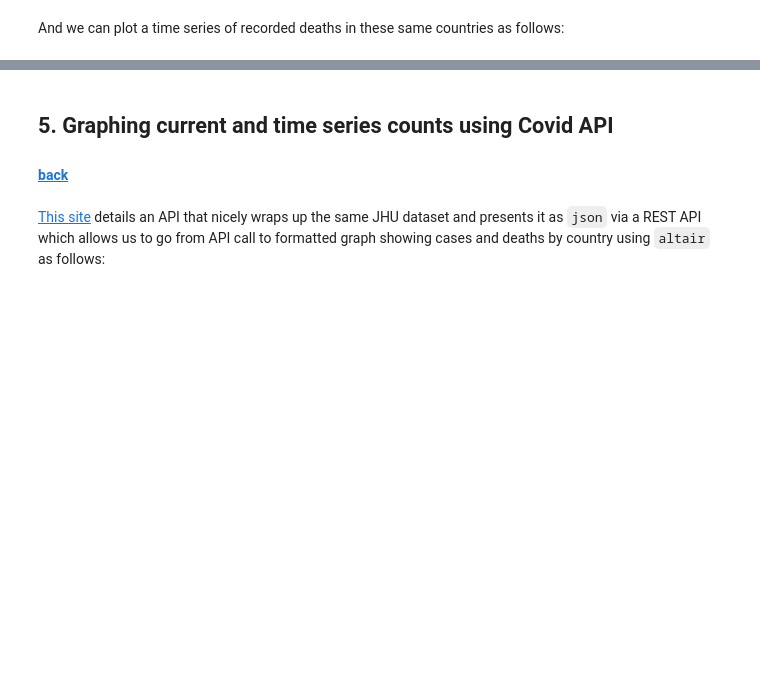
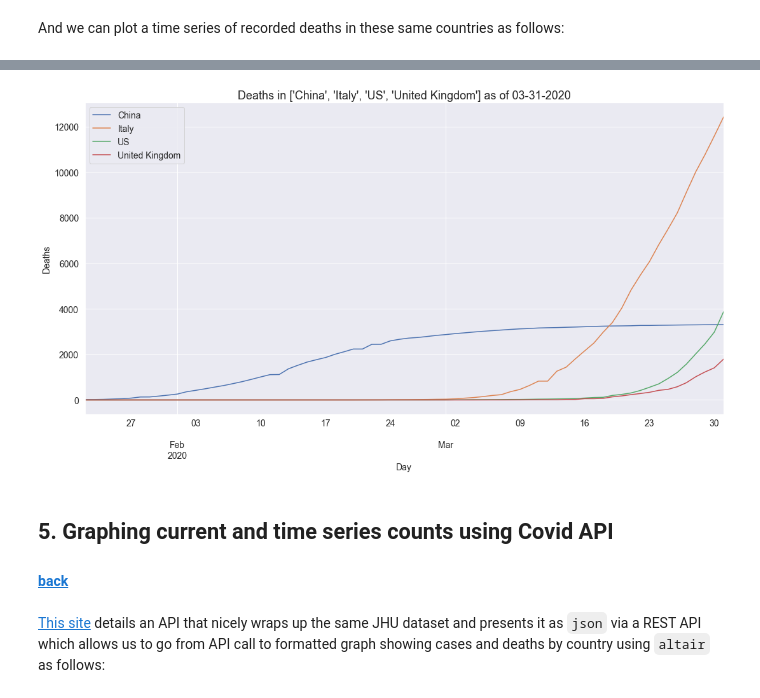
Before and after one commit to malminhas/covid, a Jupyter notebook: index.ipynb, the cells around one changed output, grey strips where cells are left out. Drawn from its saved outputs; the diff is of its cells as text; code cells hidden in the pictures; blank space fills up the shorter version.

```diff
--- a/index.ipynb
+++ b/index.ipynb
@@ -93,5 +94,5 @@ plotCountriesTimeSeries(df, ['China', 'Italy', 'US', 'United Kingdom'], which, '
 And we can plot a time series of recorded deaths in these same countries as follows:
 # %%
 df = procTimeSeriesDeaths()
-plotCountriesTimeSeries(df, ['China', 'Italy', 'US', 'United Kingdom'], which, 'Deaths', visualisation='altair')
+plotCountriesTimeSeries(df, ['China', 'Italy', 'US', 'United Kingdom'], which, 'Deaths', visualisation=viz)
 # %% [output]
@@ -99,3 +99,4 @@ plotCountriesTimeSeries(df, ['China', 'Italy', 'US', 'United Kingdom'], which, '
+[figure, added]
 # %% [markdown]
 ## 5. Graphing current and time series counts using Covid API <a name="covid-api"></a>
 #### [back](#top-of-covid-notebook)
```
Also changed, not shown: parts of 11 cells of this notebook, 15 other files.
